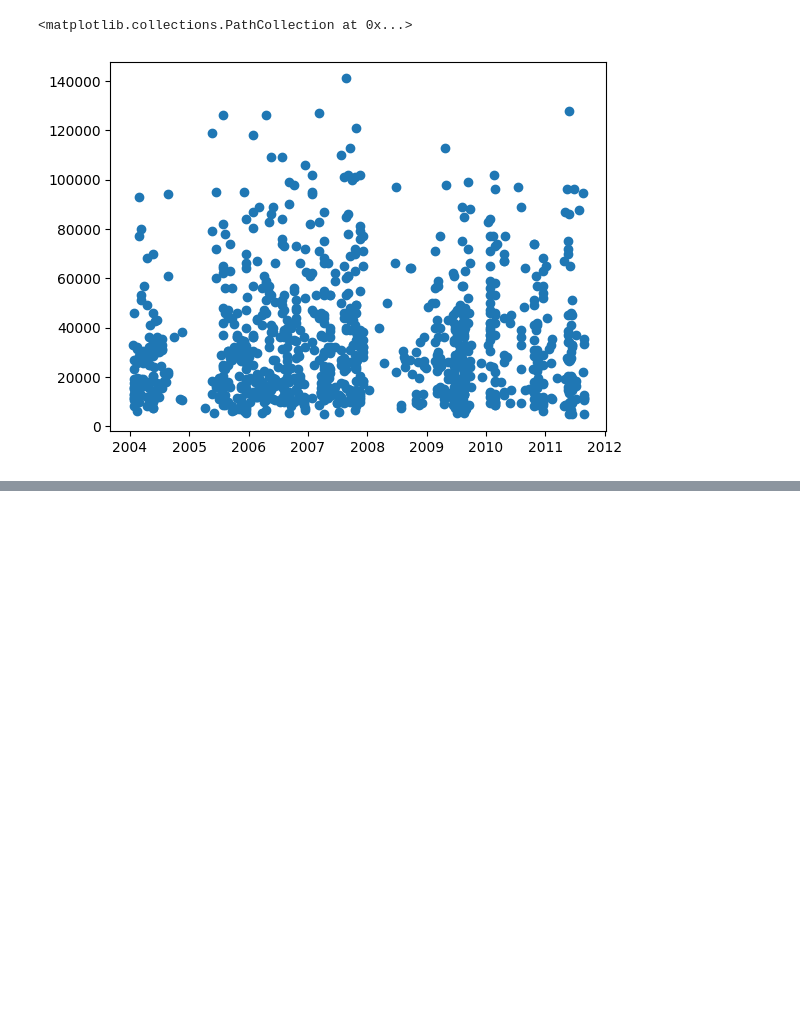
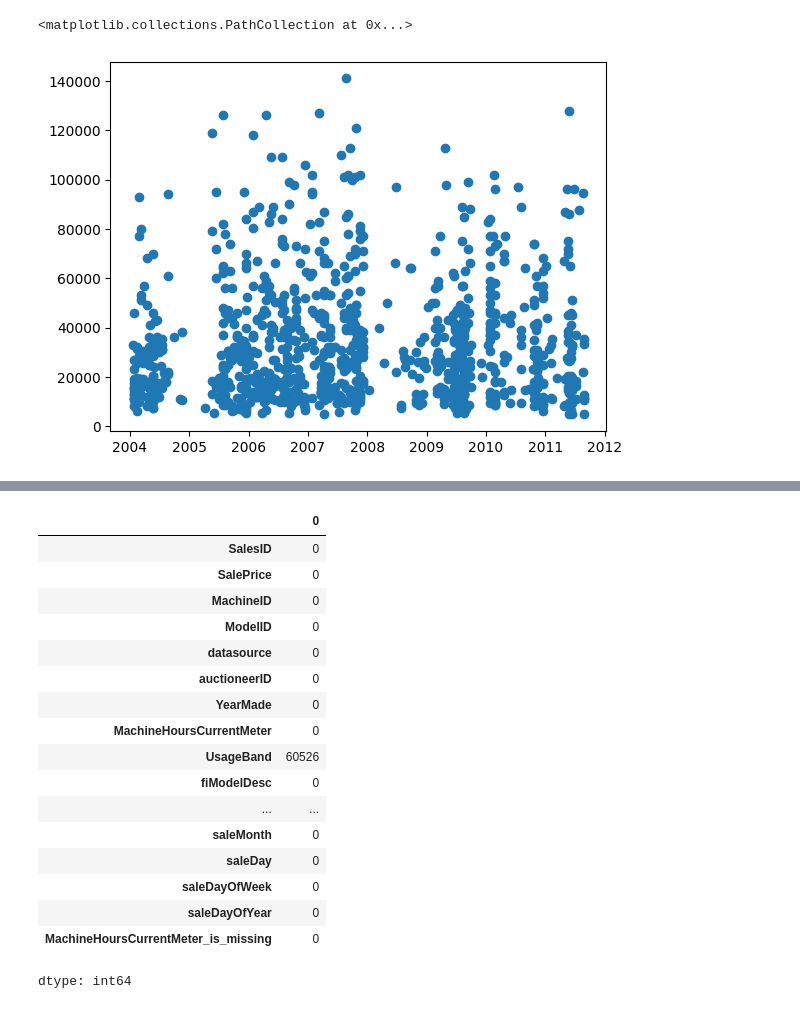
Before and after one commit to Afuhnwi-Afriitech/predict-car-prices, a Jupyter notebook: predict_car_prices.ipynb, the cells around one changed output, grey strips where cells are left out. Drawn from its saved outputs; the diff is of its cells as text; code cells hidden in the pictures; blank space fills up the shorter version.

```diff
--- a/predict_car_prices.ipynb
+++ b/predict_car_prices.ipynb
@@ -216 +215,7 @@ auctioneerID
 MachineHoursCurrentMeter
+# %%
+for label, content in df_tmp.items():
+  if pd.api.types.is_numeric_dtype(content):
+    if pd.isnull(content).sum():
+      df_tmp[label + "_is_missing"] = pd.isnull(content)
+      df_tmp[label] = content.fillna(content.median())
@@ -216,0 +227,21 @@ MachineHoursCurrentMeter
+# %%
+df_tmp.isna().sum()
+# %% [output]
+|  | 0 |
+| SalesID | 0 |
+| SalePrice | 0 |
+| MachineID | 0 |
+| ModelID | 0 |
+| datasource | 0 |
+| auctioneerID | 0 |
+| YearMade | 0 |
+| MachineHoursCurrentMeter | 0 |
+| UsageBand | 60526 |
+| fiModelDesc | 0 |
+| ... | ... |
+| saleMonth | 0 |
+| saleDay | 0 |
+| saleDayOfWeek | 0 |
+| saleDayOfYear | 0 |
+| MachineHoursCurrentMeter_is_missing | 0 |
+dtype: int64
```
Also changed, not shown: parts of 19 cells of this notebook.
